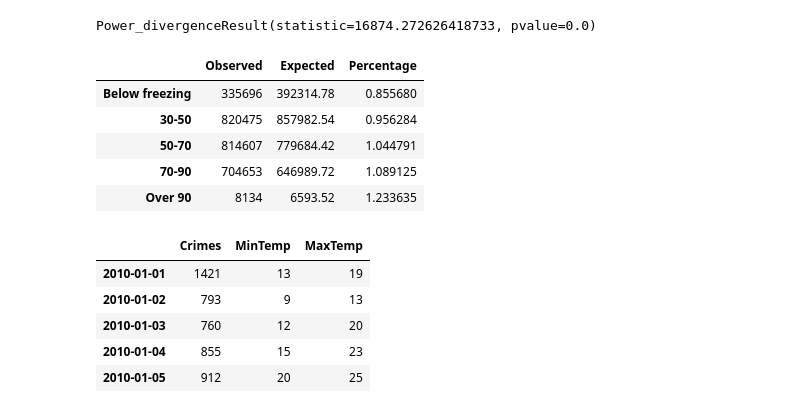
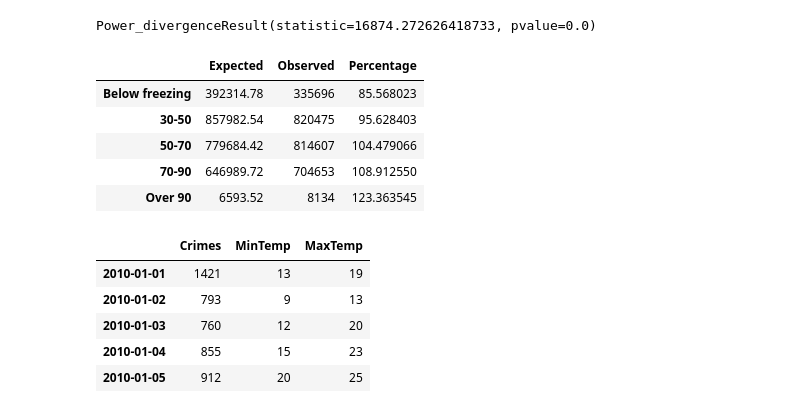
Before and after one commit to Searim13/TeamLegal, a Jupyter notebook: Colby Work/Staistical Analysis.ipynb, the cells around one changed output. Drawn from its saved outputs; the diff is of its cells as text; code cells hidden in the pictures.

Commit message:
Made slight edits to the dataframe organization

```diff
--- a/Colby Work/Staistical Analysis.ipynb
+++ b/Colby Work/Staistical Analysis.ipynb
@@ -98,10 +100,12 @@ weather['Day'].nunique()
 #70-90 degrees      0.241093
 #Over 90 degrees    0.002457
 # %%
-observed2 = pd.Series([335696, 820475, 814607, 704653, 8134], index=["Below freezing", "30-50", "50-70", "70-90", "Over 90"])
-statistical_data2 = pd.DataFrame([observed2]).T
-expected2 = [392314.78, 857982.54, 779684.42, 646989.72, 6593.52]
-statistical_data2['Expected'] = expected2
-statistical_data2 = statistical_data2.rename(columns={0:'Observed'})
+expected2 = pd.Series([392314.78, 857982.54, 779684.42, 646989.72, 6593.52], index=["Below freezing", "30-50", "50-70", "70-90", "Over 90"])
+statistical_data2 = pd.DataFrame([expected2]).T
+observed2 = [335696, 820475, 814607, 704653, 8134]
+statistical_data2['Observed'] = observed2
+statistical_data2 = statistical_data2.rename(columns={0:'Expected',1:"Observed"})
+#statistical_data2['Days'] = [476, 1041, 946, 785, 8]
+#statistical_data2['Percent'] = [14.6, 31.9, 29, 24.1, 0.2]
 statistical_data2
 # %% [output]
@@ -122,15 +126,16 @@ stats.chisquare(statistical_data2['Observed'], statistical_data2['Expected'])
 Power_divergenceResult(statistic=16874.272626418733, pvalue=0.0)
 # %%
 # this is a df of the observed crime on these dates, the expected if crime was evenly distributed, the percentage spike of that
-statistical_data2['Percentage'] = statistical_data2['Observed'] / statistical_data2['Expected']
+statistical_data2['Percentage'] = (statistical_data2['Observed'] / statistical_data2['Expected']) *100
+
 statistical_data2
 # %% [output]
-|  | Observed | Expected | Percentage |
-| Below freezing | 335696 | 392314.78 | 0.855680 |
-| 30-50 | 820475 | 857982.54 | 0.956284 |
-| 50-70 | 814607 | 779684.42 | 1.044791 |
-| 70-90 | 704653 | 646989.72 | 1.089125 |
-| Over 90 | 8134 | 6593.52 | 1.233635 |
+|  | Expected | Observed | Percentage |
+| Below freezing | 392314.78 | 335696 | 85.568023 |
+| 30-50 | 857982.54 | 820475 | 95.628403 |
+| 50-70 | 779684.42 | 814607 | 104.479066 |
+| 70-90 | 646989.72 | 704653 | 108.912550 |
+| Over 90 | 6593.52 | 8134 | 123.363545 |
 # %%
 graphdict = {'Crimes':amountof_crime, 'MinTemp':mintemp_series, 'MaxTemp':maxtemp_series}
 graphing1 = pd.DataFrame(graphdict)
```
Also changed, not shown: parts of 9 cells of this notebook, 1 other file.
